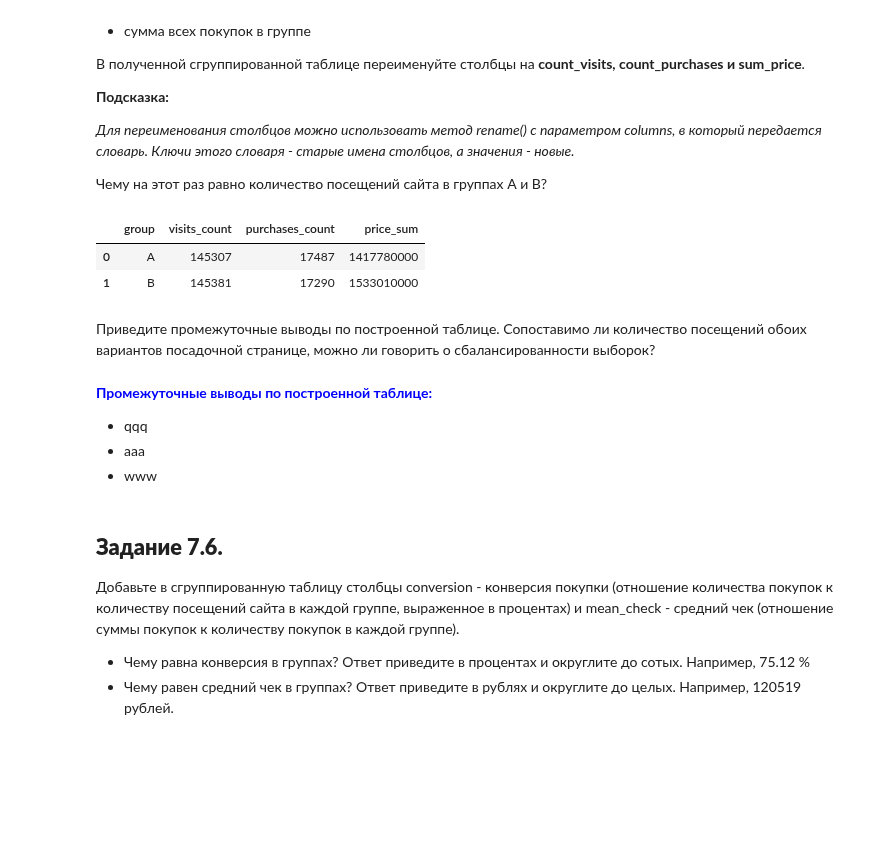
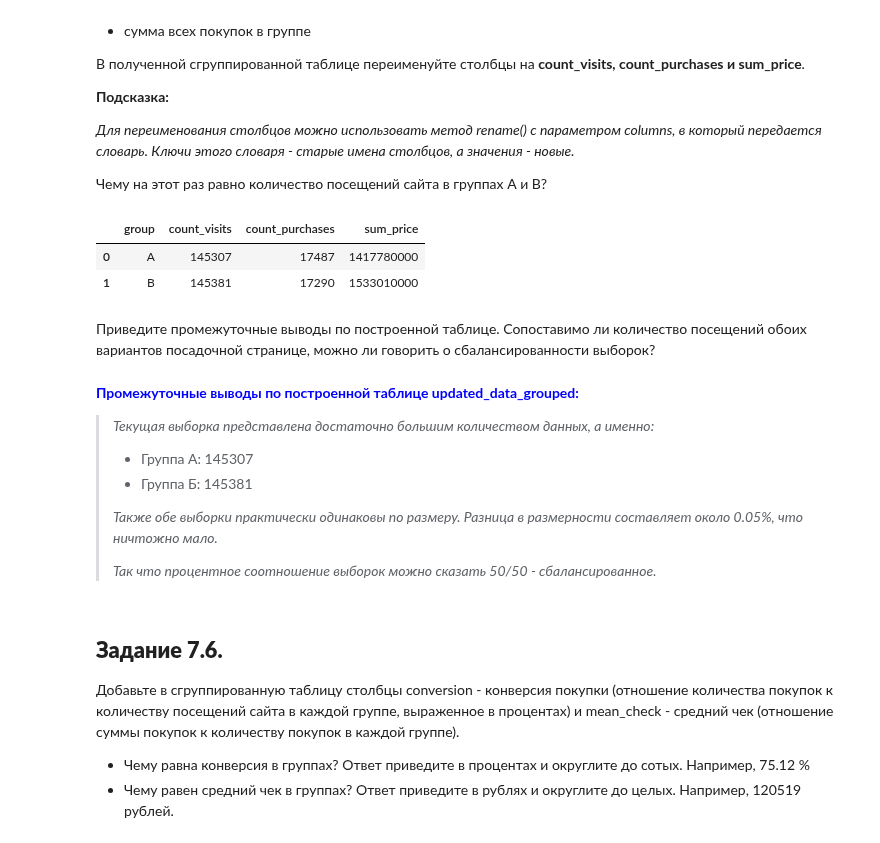
Before and after one commit to Novkozinin/SF_projects, a Jupyter notebook: HW-03_EDA_5_АВ_Тестирование/HW_EDA_5.ipynb, the cells around one changed output. Drawn from its saved outputs; the diff is of its cells as text; code cells hidden in the pictures; blank space fills up the shorter version.

```diff
--- a/HW-03_EDA_5_АВ_Тестирование/HW_EDA_5.ipynb
+++ b/HW-03_EDA_5_АВ_Тестирование/HW_EDA_5.ipynb
@@ -135,0 +98,3 @@ print(f"Кол-во пользователей, которые попали в
+# %%
+user_intersection = set(data[data.group =='A'].user_id).intersection(set(data[data.group =='B'].user_id))
+print(f"Кол-во пользователей, попавших в обе группы: {len(user_intersection)}")
@@ -172,29 +146,32 @@ display(updated_data.head())
 
 Чему на этот раз равно количество посещений сайта в группах А и B?
 # %%
-# ваш код здесь
-grouped_data = updated_data.groupby(['group']).agg({
+updated_data_grouped = updated_data.groupby(['group']).agg({
     'user_id':'count',
     'purchase':'sum',
     'price': 'sum'
 }).reset_index().rename(columns={
-    'user_id': 'visits_count',
-    'purchase':'purchases_count',
-    'price':'price_sum'})
+    'user_id': 'count_visits',
+    'purchase':'count_purchases',
+    'price':'sum_price'})
 
-display(grouped_data)
+display(updated_data_grouped)
 # %% [output]
-|  | group | visits_count | purchases_count | price_sum |
+|  | group | count_visits | count_purchases | sum_price |
 | 0 | A | 145307 | 17487 | 1417780000 |
 | 1 | B | 145381 | 17290 | 1533010000 |
 # %% [markdown]
 Приведите промежуточные выводы по построенной таблице. Сопоставимо ли количество посещений обоих вариантов посадочной странице, можно ли говорить о сбалансированности выборок?
 # %% [markdown]
-<span style=color:blue>**Промежуточные выводы по построенной таблице:**
+<span style=color:blue>**Промежуточные выводы по построенной таблице updated_data_grouped:**
 
-* qqq
-* aaa
-* www
+>*Текущая выборка представлена достаточно большим количеством данных, а именно:*
+>* Группа А: 145307
+>* Группа Б: 145381
+>
+>*Также обе выборки практически одинаковы по размеру. Разница в размерности составляет около 0.05%, что ничтожно мало.*
+>
+>*Так что процентное соотношение выборок можно сказать 50/50 - сбалансированное.*
 # %% [markdown]
 ## **Задание 7.6.**
 
```
Also changed, not shown: parts of 27 cells of this notebook.
